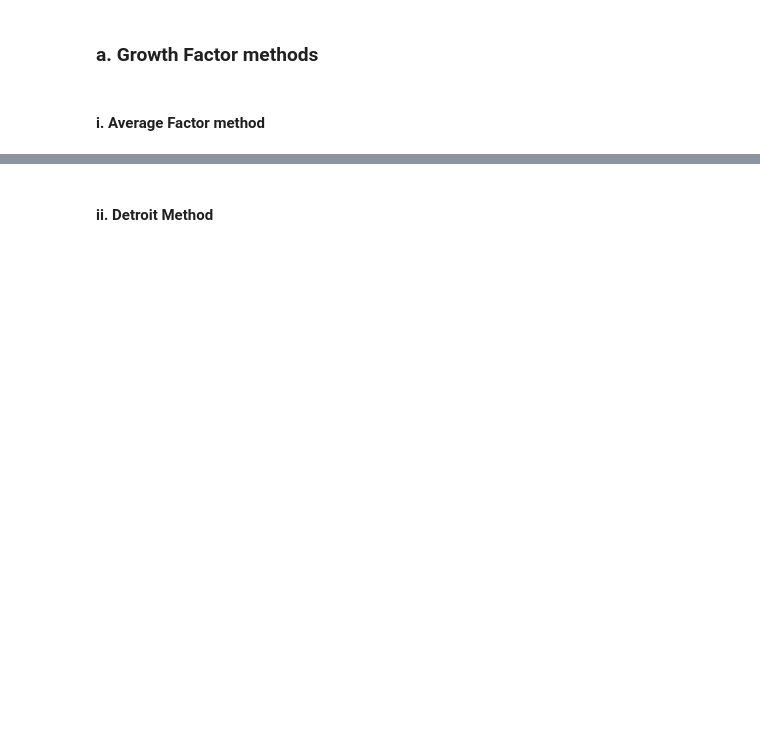
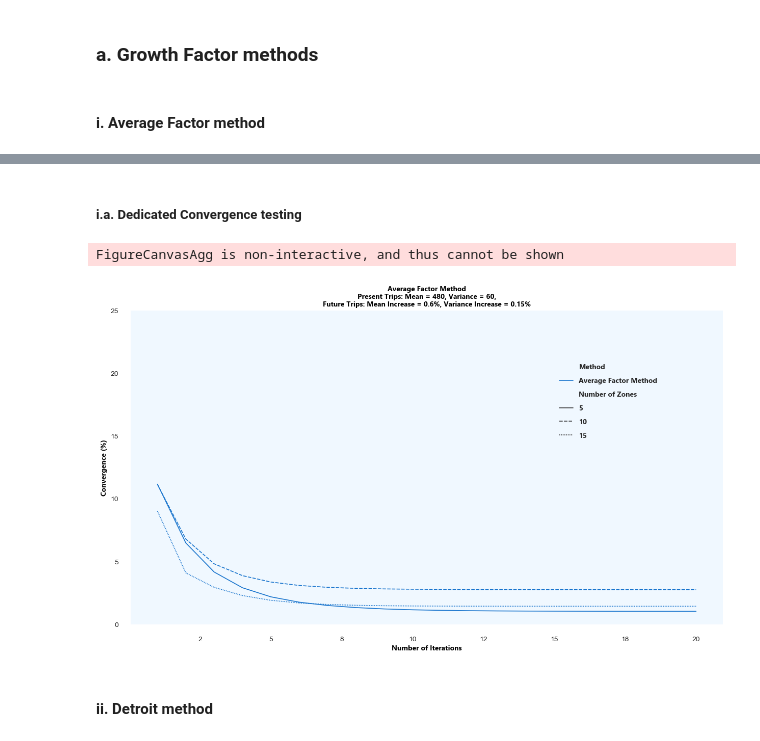
Before and after one commit to glennluigigarcia/Trip_Distribution, a Jupyter notebook: trip_dist.ipynb, the cells around one changed output, grey strips where cells are left out. Cells and saved outputs as stored; diff of their text form; code cells hidden in the pictures; blank space fills up the shorter version.

Commit message:
Updated dedicated convergence testing function plots, created abstracted convergence testing, and initiated synthetic gravity-based model

```diff
--- a/trip_dist.ipynb
+++ b/trip_dist.ipynb
@@ -212,0 +116,2 @@ title_comparison_1_df_plot.set_size(10)
+# %% [markdown]
+##### i.a. Dedicated Convergence testing
@@ -213,5 +241,10 @@ title_comparison_1_df_plot.set_size(10)
+# %%
+ded_test(dist_func='AFM', n_zones=[5, 10, 15], test_pre_mean=480, test_pre_var=60, factor_fut_mean=0.6, factor_fut_var=0.15, n_iter=20)
+# %% [output]
+FigureCanvasAgg is non-interactive, and thus cannot be shown
+[figure, added]
 # %% [markdown]
-#### ii. Detroit Method
+#### ii. Detroit method
 # %%
 def dm(present_trips, future_trips, growth_rate, dm_iteration):
 
```
Also changed, not shown: parts of 22 cells of this notebook.
